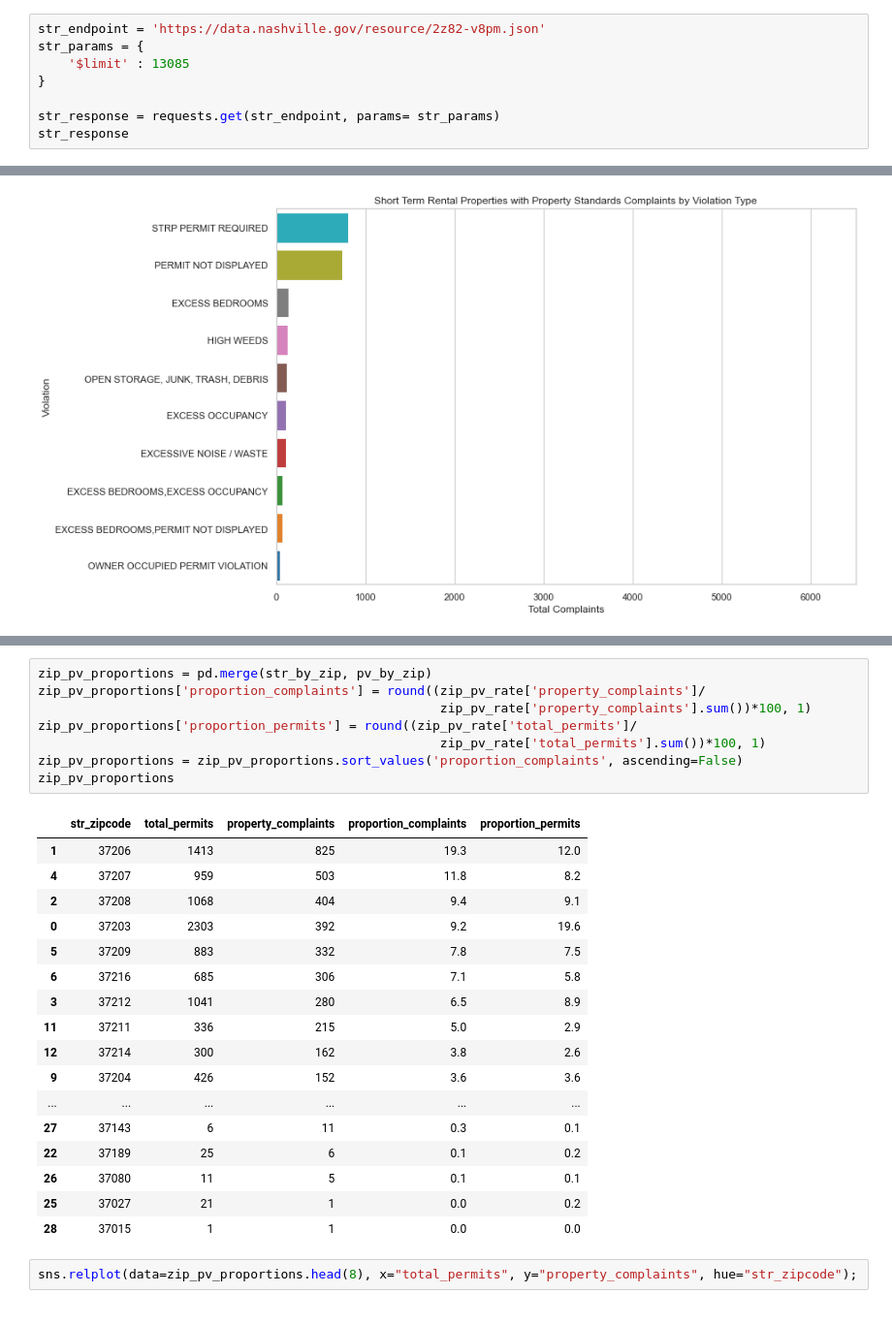
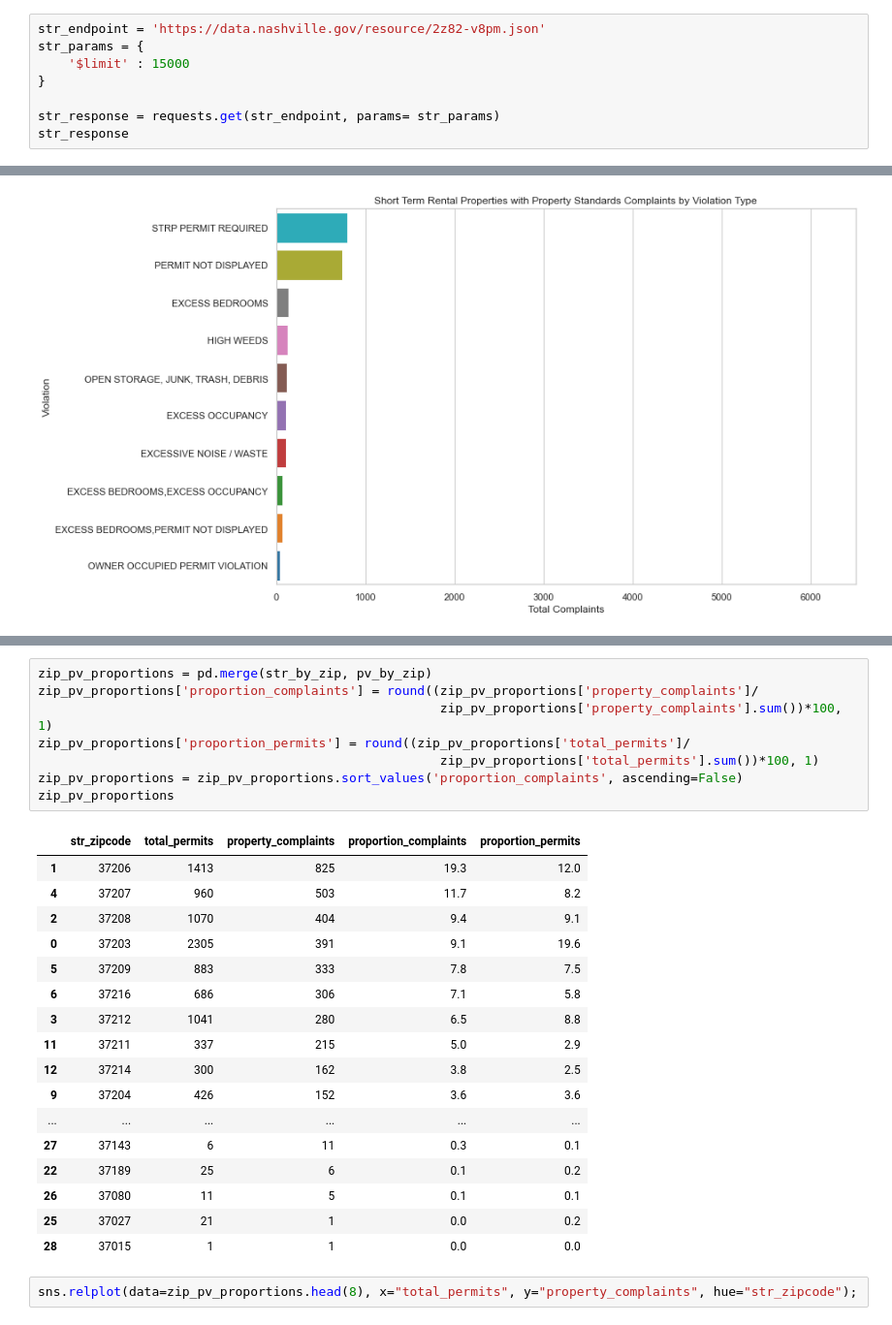
Before and after one commit to MWeissSharp/socrata-api-MWeissSharp, a Jupyter notebook: notebooks/mews_nash_gov_api_project.ipynb, the cells around one changed output, grey strips where cells are left out. Shown at 97% size. Saved outputs shown, nothing was run; the diff lists cells and outputs as text.

```diff
--- a/notebooks/mews_nash_gov_api_project.ipynb
+++ b/notebooks/mews_nash_gov_api_project.ipynb
@@ -530,7 +527,7 @@ Find 2 new data sets on data.nashville.gov, make API requests to pull the data,
 # %%
 str_endpoint = 'https://data.nashville.gov/resource/2z82-v8pm.json'
 str_params = {
-    '$limit' : 13085
+    '$limit' : 15000
 }
 
 str_response = requests.get(str_endpoint, params= str_params)
@@ -978,23 +973,23 @@ str_by_zip
 | 0 | 00000 | 1 |
 # %%
 zip_pv_proportions = pd.merge(str_by_zip, pv_by_zip)
-zip_pv_proportions['proportion_complaints'] = round((zip_pv_rate['property_complaints']/
-                                                     zip_pv_rate['property_complaints'].sum())*100, 1)
-zip_pv_proportions['proportion_permits'] = round((zip_pv_rate['total_permits']/
-                                                     zip_pv_rate['total_permits'].sum())*100, 1)
+zip_pv_proportions['proportion_complaints'] = round((zip_pv_proportions['property_complaints']/
+                                                     zip_pv_proportions['property_complaints'].sum())*100, 1)
+zip_pv_proportions['proportion_permits'] = round((zip_pv_proportions['total_permits']/
+                                                     zip_pv_proportions['total_permits'].sum())*100, 1)
 zip_pv_proportions = zip_pv_proportions.sort_values('proportion_complaints', ascending=False)
 zip_pv_proportions
 # %% [output]
 |  | str_zipcode | total_permits | property_complaints | proportion_complaints | proportion_permits |
 | 1 | 37206 | 1413 | 825 | 19.3 | 12.0 |
-| 4 | 37207 | 959 | 503 | 11.8 | 8.2 |
-| 2 | 37208 | 1068 | 404 | 9.4 | 9.1 |
-| 0 | 37203 | 2303 | 392 | 9.2 | 19.6 |
-| 5 | 37209 | 883 | 332 | 7.8 | 7.5 |
-| 6 | 37216 | 685 | 306 | 7.1 | 5.8 |
-| 3 | 37212 | 1041 | 280 | 6.5 | 8.9 |
-| 11 | 37211 | 336 | 215 | 5.0 | 2.9 |
-| 12 | 37214 | 300 | 162 | 3.8 | 2.6 |
+| 4 | 37207 | 960 | 503 | 11.7 | 8.2 |
+| 2 | 37208 | 1070 | 404 | 9.4 | 9.1 |
+| 0 | 37203 | 2305 | 391 | 9.1 | 19.6 |
+| 5 | 37209 | 883 | 333 | 7.8 | 7.5 |
+| 6 | 37216 | 686 | 306 | 7.1 | 5.8 |
+| 3 | 37212 | 1041 | 280 | 6.5 | 8.8 |
+| 11 | 37211 | 337 | 215 | 5.0 | 2.9 |
+| 12 | 37214 | 300 | 162 | 3.8 | 2.5 |
 | 9 | 37204 | 426 | 152 | 3.6 | 3.6 |
 | ... | ... | ... | ... | ... | ... |
 | 27 | 37143 | 6 | 11 | 0.3 | 0.1 |
```
Also changed, not shown: parts of 40 cells of this notebook.
